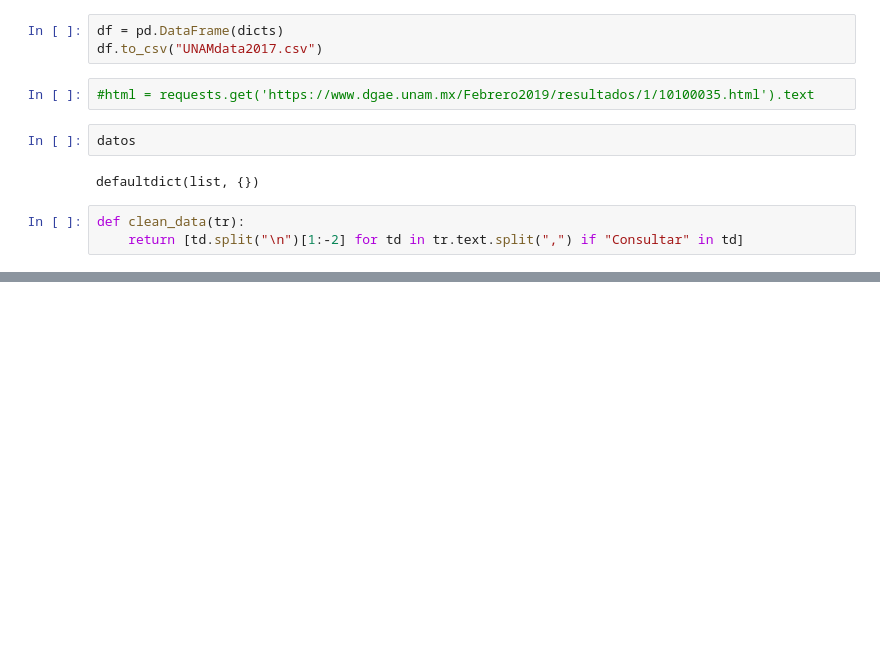
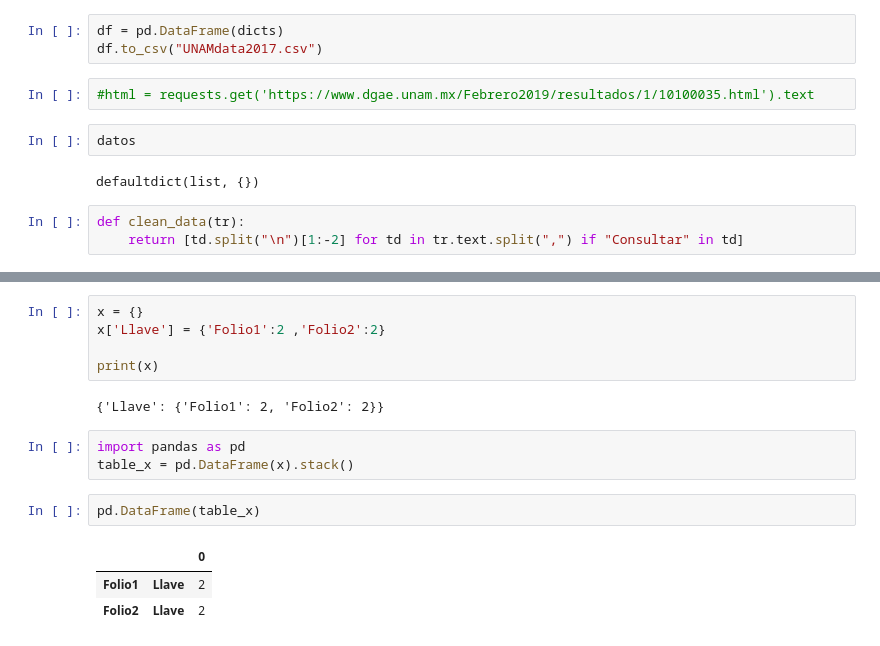
Before and after one commit to lopezpedres/unam-data, a Jupyter notebook: Pa-Luis.ipynb, the cells around one changed output, grey strips where cells are left out. Saved outputs shown, nothing was run; the diff lists cells and outputs as text; blank space fills up the shorter version.

```diff
--- a/Pa-Luis.ipynb
+++ b/Pa-Luis.ipynb
@@ -233,0 +243,16 @@ def clean_data(tr):
+# %%
+x = {}
+x['Llave'] = {'Folio1':2 ,'Folio2':2}
+
+print(x)
+# %% [output]
+{'Llave': {'Folio1': 2, 'Folio2': 2}}
+# %%
+import pandas as pd
+table_x = pd.DataFrame(x).stack()
+# %%
+pd.DataFrame(table_x)
+# %% [output]
+|  |  | 0 |
+| Folio1 | Llave | 2 |
+| Folio2 | Llave | 2 |
```
Also changed, not shown: parts of 5 cells of this notebook, 3 other files.
